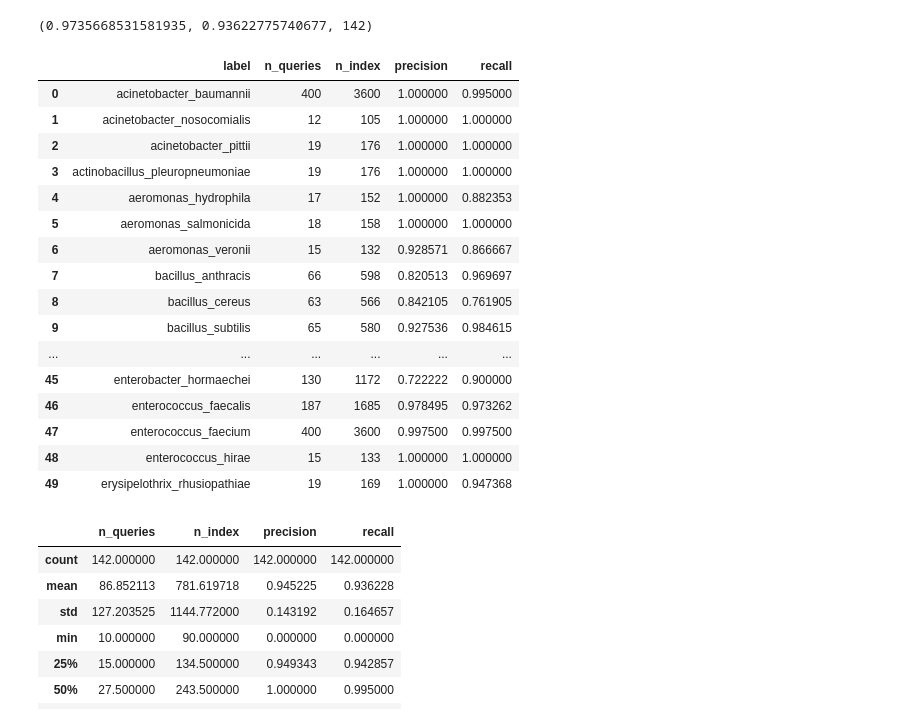
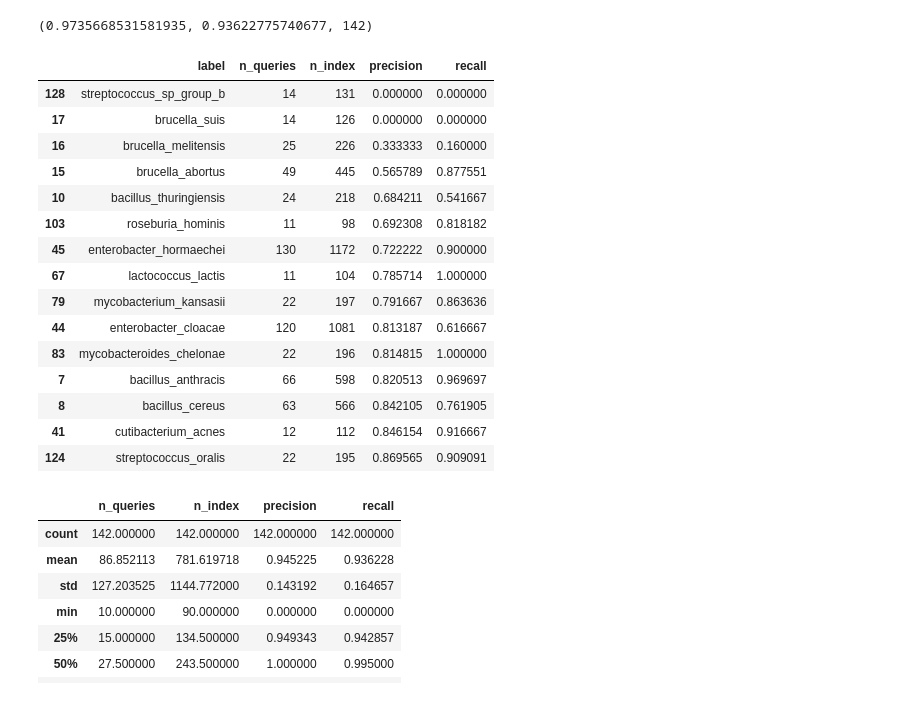
Before and after one commit to pg-space/panspace, a Jupyter notebook: notebooks/test_index.ipynb, the cells around one changed output. Cells and saved outputs as stored; diff of their text form; code cells hidden in the pictures.

```diff
--- a/notebooks/test_index.ipynb
+++ b/notebooks/test_index.ipynb
@@ -86,25 +86,24 @@ for sp, prec, rec in zip(classes, precision, recall):
     )
 # %%
 df_metrics = pd.DataFrame(data_metrics).sort_values(by=["recall"])
-df_metrics.sort_values("label").head(50)
+df_metrics.sort_values("label").sort_values(by="precision").head(15)
 # %% [output]
 |  | label | n_queries | n_index | precision | recall |
-| 0 | acinetobacter_baumannii | 400 | 3600 | 1.000000 | 0.995000 |
-| 1 | acinetobacter_nosocomialis | 12 | 105 | 1.000000 | 1.000000 |
-| 2 | acinetobacter_pittii | 19 | 176 | 1.000000 | 1.000000 |
-| 3 | actinobacillus_pleuropneumoniae | 19 | 176 | 1.000000 | 1.000000 |
-| 4 | aeromonas_hydrophila | 17 | 152 | 1.000000 | 0.882353 |
-| 5 | aeromonas_salmonicida | 18 | 158 | 1.000000 | 1.000000 |
-| 6 | aeromonas_veronii | 15 | 132 | 0.928571 | 0.866667 |
+| 128 | streptococcus_sp_group_b | 14 | 131 | 0.000000 | 0.000000 |
+| 17 | brucella_suis | 14 | 126 | 0.000000 | 0.000000 |
+| 16 | brucella_melitensis | 25 | 226 | 0.333333 | 0.160000 |
+| 15 | brucella_abortus | 49 | 445 | 0.565789 | 0.877551 |
+| 10 | bacillus_thuringiensis | 24 | 218 | 0.684211 | 0.541667 |
+| 103 | roseburia_hominis | 11 | 98 | 0.692308 | 0.818182 |
+| 45 | enterobacter_hormaechei | 130 | 1172 | 0.722222 | 0.900000 |
+| 67 | lactococcus_lactis | 11 | 104 | 0.785714 | 1.000000 |
+| 79 | mycobacterium_kansasii | 22 | 197 | 0.791667 | 0.863636 |
+| 44 | enterobacter_cloacae | 120 | 1081 | 0.813187 | 0.616667 |
+| 83 | mycobacteroides_chelonae | 22 | 196 | 0.814815 | 1.000000 |
 | 7 | bacillus_anthracis | 66 | 598 | 0.820513 | 0.969697 |
 | 8 | bacillus_cereus | 63 | 566 | 0.842105 | 0.761905 |
-| 9 | bacillus_subtilis | 65 | 580 | 0.927536 | 0.984615 |
-| ... | ... | ... | ... | ... | ... |
-| 45 | enterobacter_hormaechei | 130 | 1172 | 0.722222 | 0.900000 |
-| 46 | enterococcus_faecalis | 187 | 1685 | 0.978495 | 0.973262 |
-| 47 | enterococcus_faecium | 400 | 3600 | 0.997500 | 0.997500 |
-| 48 | enterococcus_hirae | 15 | 133 | 1.000000 | 1.000000 |
-| 49 | erysipelothrix_rhusiopathiae | 19 | 169 | 1.000000 | 0.947368 |
+| 41 | cutibacterium_acnes | 12 | 112 | 0.846154 | 0.916667 |
+| 124 | streptococcus_oralis | 22 | 195 | 0.869565 | 0.909091 |
 # %%
 df_metrics.describe()
 # %% [output]
```
Also changed, not shown: 11 other files.
